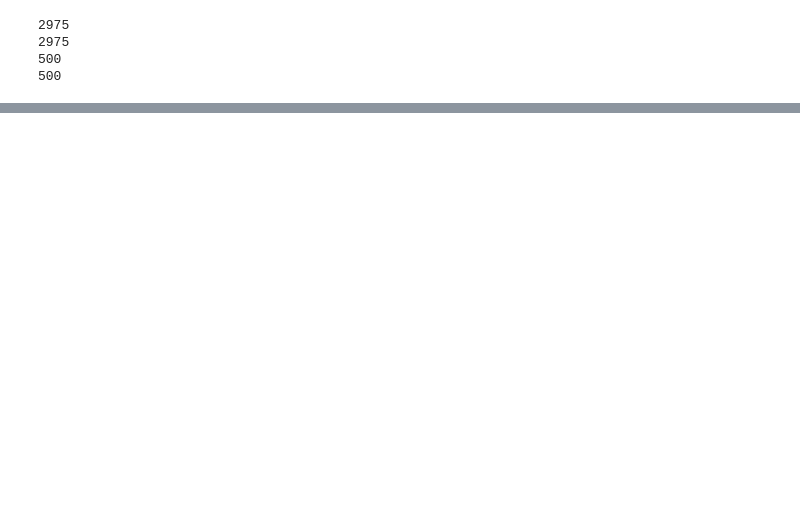
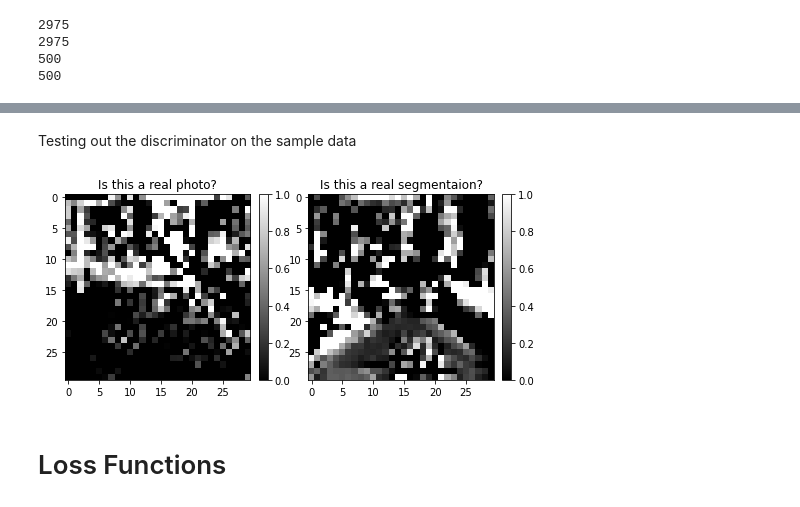
Before and after one commit to AdamClarkStandke/GAN_Models, a Jupyter notebook: CycleGAN.ipynb, the cells around one changed output, grey strips where cells are left out. Drawn from its saved outputs; the diff is of its cells as text; code cells hidden in the pictures; blank space fills up the shorter version.

```diff
--- a/CycleGAN.ipynb
+++ b/CycleGAN.ipynb
@@ -208,0 +249,23 @@ plt.imshow(random_jitter(sample_photo[0]) * 0.5 + 0.5)
+# %% [markdown]
+Testing out the discriminator on the sample data
+# %%
+plt.figure(figsize=(8, 8))
+img = discriminator_y(sample_photo)[0,..., -1]
+plt.subplot(121)
+plt.title('Is this a real photo?')
+plt.imshow(img, cmap='gray')
+plt.colorbar(fraction=0.046, pad=0.04)
+# where white indicates discriminator thinks it's a photo and Black/gray indicates the discriminator thinks it's not a photo
+plt.clim(0, 1)
+
+img = discriminator_x(sample_seg)[0,..., -1]
+plt.subplot(122)
+plt.title('Is this a real segmentaion?')
+plt.imshow(img, cmap='gray')
+plt.colorbar(fraction=0.046, pad=0.04)
+# where white indicates discriminator thinks it's a segmentaion and Black/gray indicates the discriminator thinks it's not a segmentation
+plt.clim(0, 1)
+# %% [output]
+[figure, added]
+# %% [markdown]
+# Loss Functions
```
Also changed, not shown: parts of 10 cells of this notebook.
